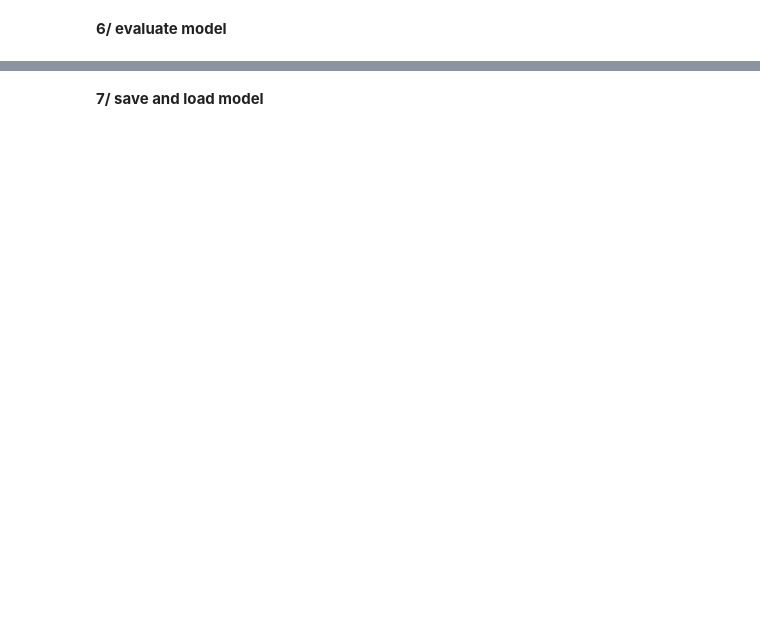
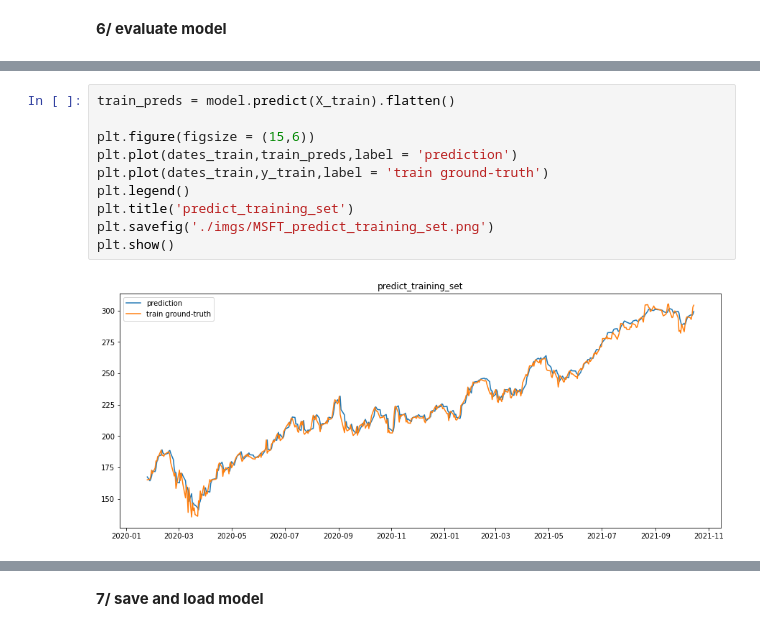
Before and after one commit to iteam1/predict-series-data-with-RNN, a Jupyter notebook: notebook.ipynb, the cells around one changed output, grey strips where cells are left out. Drawn from its saved outputs; the diff is of its cells as text; blank space fills up the shorter version.

```diff
--- a/notebook.ipynb
+++ b/notebook.ipynb
@@ -374,0 +537,12 @@ windowed_df
+# %%
+train_preds = model.predict(X_train).flatten()
+
+plt.figure(figsize = (15,6))
+plt.plot(dates_train,train_preds,label = 'prediction')
+plt.plot(dates_train,y_train,label = 'train ground-truth')
+plt.legend()
+plt.title('predict_training_set')
+plt.savefig('./imgs/MSFT_predict_training_set.png')
+plt.show()
+# %% [output]
+[figure, added]
```
Also changed, not shown: parts of 45 cells of this notebook, 15 other files.
